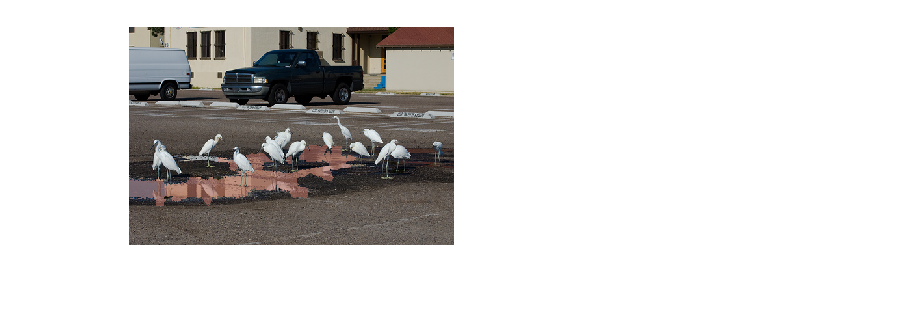
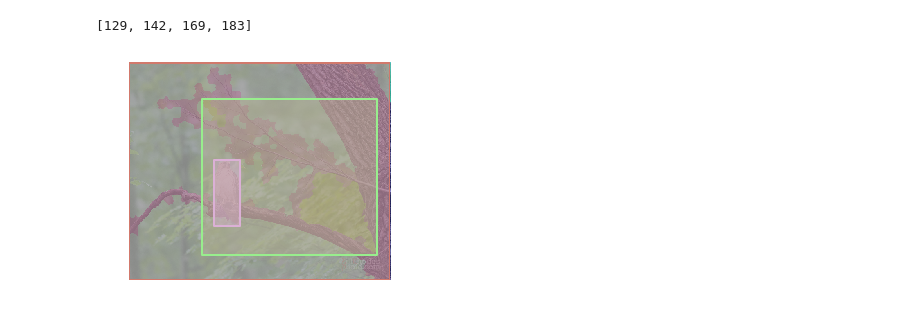
Before and after one commit to pesong/cocoapi, a Jupyter notebook: PythonAPI/pycocoDemo.ipynb, the cells around one changed output. Cells and saved outputs as stored; diff of their text form; code cells hidden in the pictures.

Commit message:
convert coco 2 gaussian dataset

```diff
--- a/PythonAPI/pycocoDemo.ipynb
+++ b/PythonAPI/pycocoDemo.ipynb
@@ -35,8 +29,16 @@ food-stuff plant building wall other floor ground water textile solid ceiling sk
 # %%
 # get all images containing given categories, select one at random
-catIds = coco.getCatIds(catNms=['water-other']);
-imgIds = coco.getImgIds(catIds=catIds );
-# imgIds = coco.getImgIds(imgIds = [785])
+catIds = coco.getCatIds(catNms=['flower'])
+imgIds = coco.getImgIds(catIds=catIds)
+imgIds = coco.getImgIds(imgIds = [106881])
 img = coco.loadImgs(imgIds[np.random.randint(0,len(imgIds))])[0]
 print(str(img['id']))
+
+# load and display image
+# I = io.imread('%s/images/%s/%s'%(dataDir,dataType,img['file_name']))
+# use url to load image
+I = io.imread(img['coco_url'])
+plt.axis('off')
+plt.imshow(I)
+plt.show()
 # %% [output]
@@ -54,11 +47,14 @@ plt.show()
 # %%
 # load and display instance annotations
 plt.imshow(I); plt.axis('off')
-annIds = coco.getAnnIds(imgIds=img['id'], catIds=catIds, iscrowd=None)
+annIds = coco.getAnnIds(imgIds=img['id'])
 anns = coco.loadAnns(annIds)
-coco.showAnns(anns)
+print([ann['category_id'] for ann in anns])
+
+coco.showAnns(anns, True)
 # %% [output]
+[129, 142, 169, 183]
-[figure, old version]
+[figure, new version]
 # %%
 # initialize COCO api for person keypoints annotations
 annFile = '{}/annotations/person_keypoints_{}.json'.format(dataDir,dataType)
```
Also changed, not shown: parts of 8 cells of this notebook, 9 other files.
